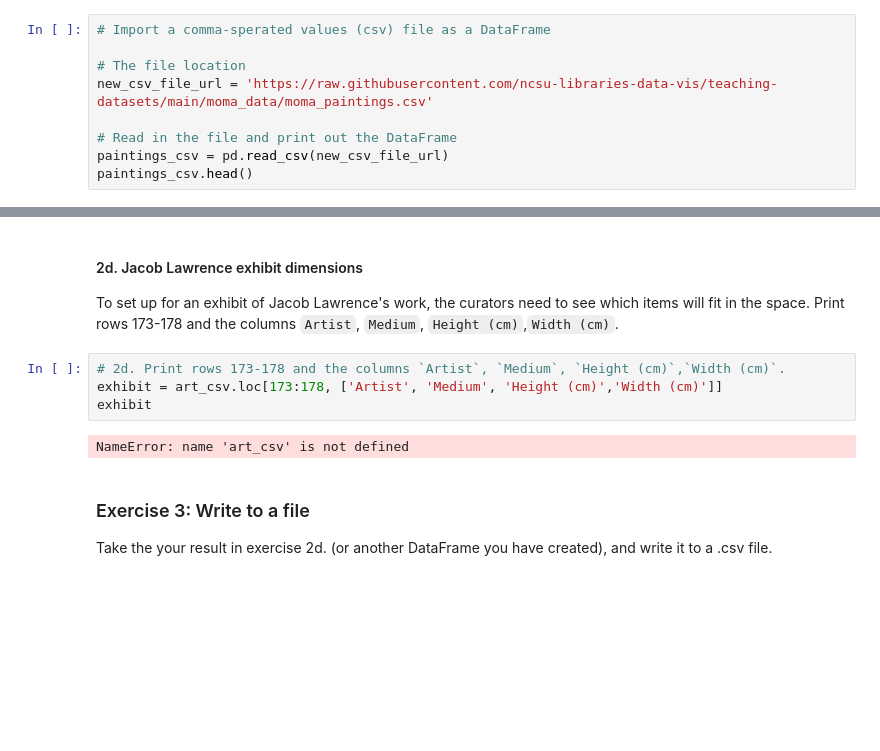
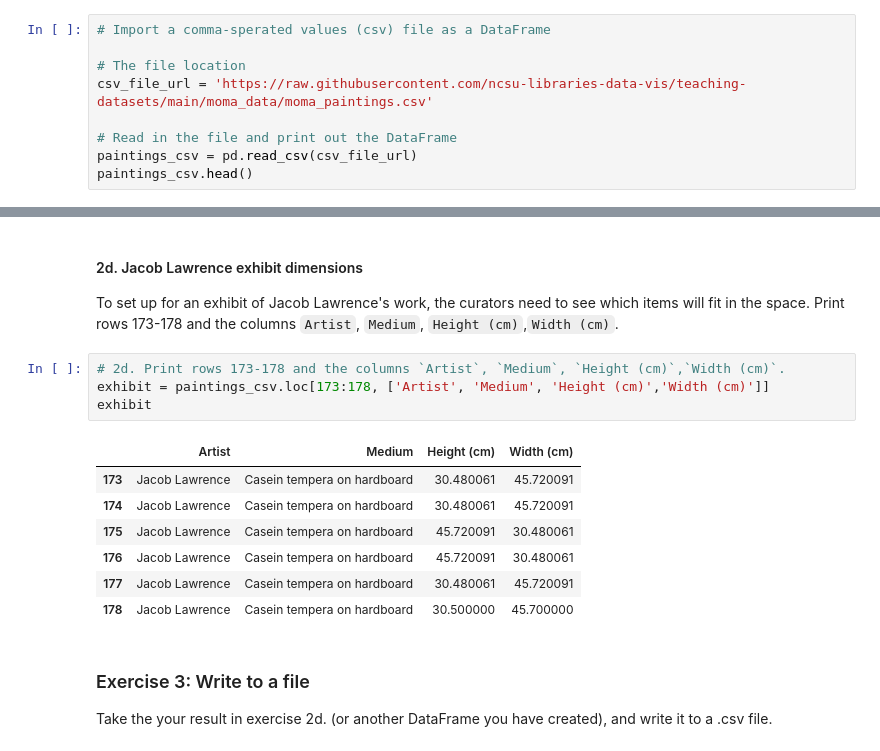
Before and after one commit to ncsu-libraries-data-vis/python-open-labs, a Jupyter notebook: Open_Lab_1_reading_exploring_and_writing_data_with_pandas/filled_Open_Lab_1_reading_exploring_and_writing_data_with_pandas.ipynb, the cells around one changed output, grey strips where cells are left out. Saved outputs shown, nothing was run; the diff lists cells and outputs as text; blank space fills up the shorter version.

```diff
--- a/Open_Lab_1_reading_exploring_and_writing_data_with_pandas/filled_Open_Lab_1_reading_exploring_and_writing_data_with_pandas.ipynb
+++ b/Open_Lab_1_reading_exploring_and_writing_data_with_pandas/filled_Open_Lab_1_reading_exploring_and_writing_data_with_pandas.ipynb
@@ -102,10 +100,10 @@ A comma separated values (CSV) file is a plain text file containing data separat
 # Import a comma-sperated values (csv) file as a DataFrame
 
 # The file location
-new_csv_file_url = 'https://raw.githubusercontent.com/ncsu-libraries-data-vis/teaching-datasets/main/moma_data/moma_paintings.csv'
+csv_file_url = 'https://raw.githubusercontent.com/ncsu-libraries-data-vis/teaching-datasets/main/moma_data/moma_paintings.csv'
 
 # Read in the file and print out the DataFrame
-paintings_csv = pd.read_csv(new_csv_file_url)
+paintings_csv = pd.read_csv(csv_file_url)
 paintings_csv.head()
 # %% [output]
 |  | Title | Artist | ConstituentID | Date | Medium | Dimensions | CreditLine | AccessionNumber | ... |
@@ -555,10 +553,16 @@ Name: 74935, dtype: object
 To set up for an exhibit of Jacob Lawrence's work, the curators need to see which items will fit in the space. Print rows 173-178 and the columns `Artist`, `Medium`, `Height (cm)`,`Width (cm)`.
 # %%
 # 2d. Print rows 173-178 and the columns `Artist`, `Medium`, `Height (cm)`,`Width (cm)`.
-exhibit = art_csv.loc[173:178, ['Artist', 'Medium', 'Height (cm)','Width (cm)']]
+exhibit = paintings_csv.loc[173:178, ['Artist', 'Medium', 'Height (cm)','Width (cm)']]
 exhibit
 # %% [output]
-NameError: name 'art_csv' is not defined
+|  | Artist | Medium | Height (cm) | Width (cm) |
+| 173 | Jacob Lawrence | Casein tempera on hardboard | 30.480061 | 45.720091 |
+| 174 | Jacob Lawrence | Casein tempera on hardboard | 30.480061 | 45.720091 |
+| 175 | Jacob Lawrence | Casein tempera on hardboard | 45.720091 | 30.480061 |
+| 176 | Jacob Lawrence | Casein tempera on hardboard | 45.720091 | 30.480061 |
+| 177 | Jacob Lawrence | Casein tempera on hardboard | 30.480061 | 45.720091 |
+| 178 | Jacob Lawrence | Casein tempera on hardboard | 30.500000 | 45.700000 |
 # %% [markdown]
 ### Exercise 3: Write to a file
 Take the your result in exercise 2d. (or another DataFrame you have created), and write it to a .csv file.
```
Also changed, not shown: parts of 3 cells of this notebook, 1 other file.
